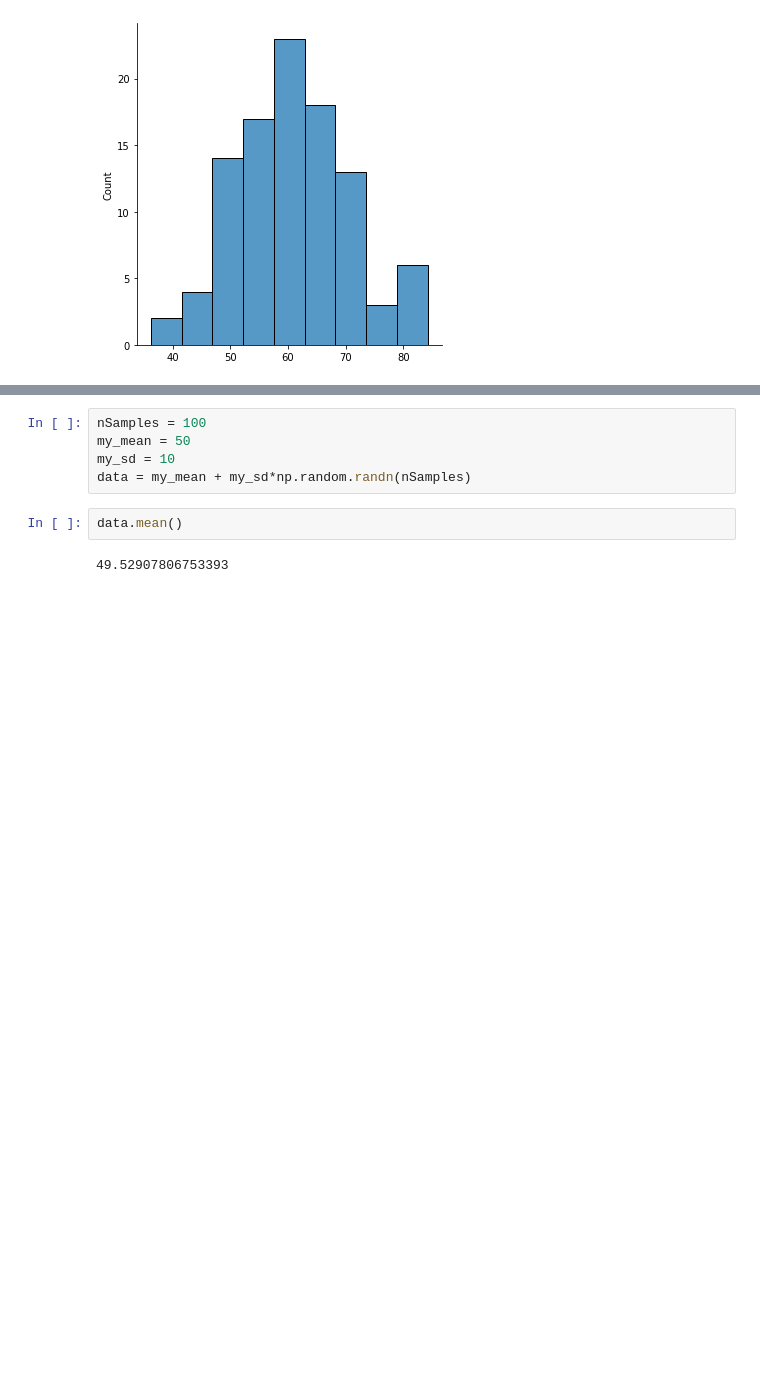
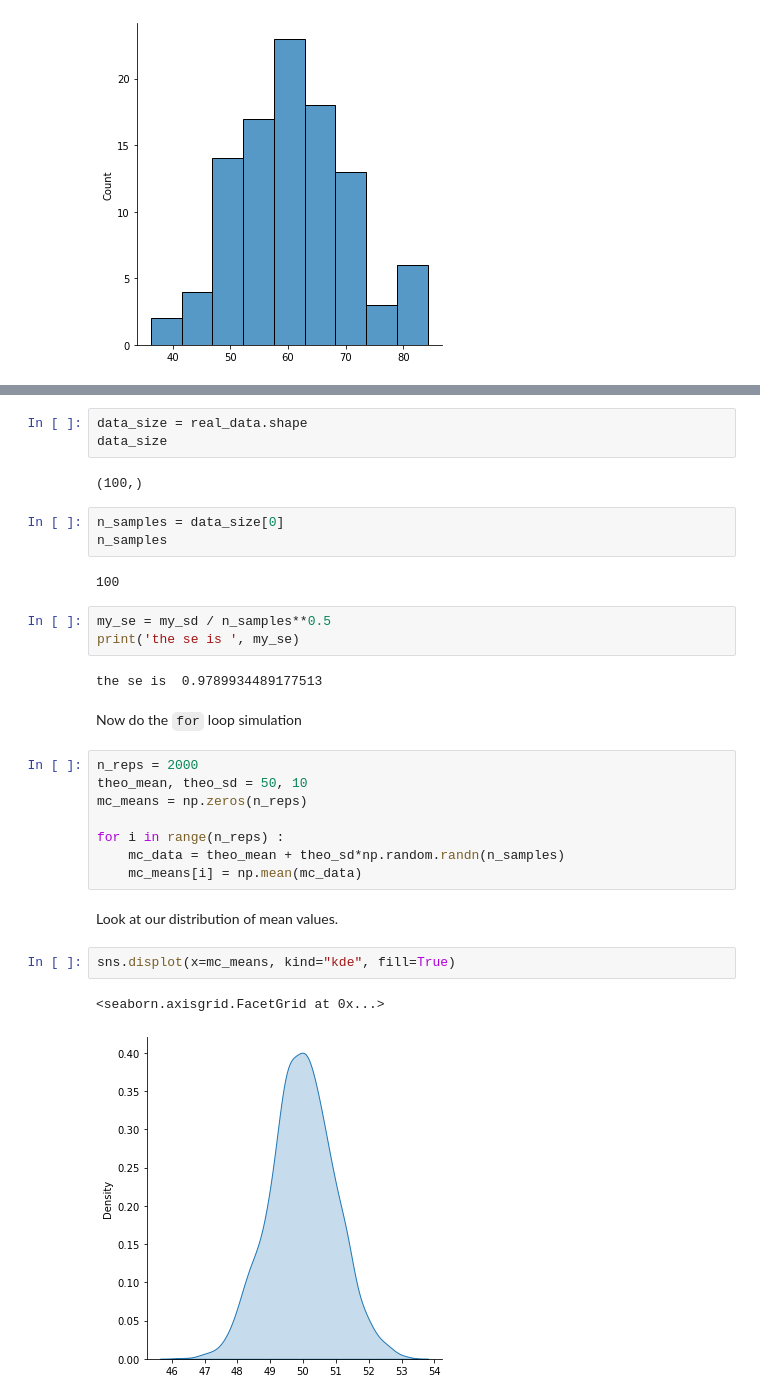
Before and after one commit to psychdatascience/FDS-CourseOne, a Jupyter notebook: tutorial012ExerciseTest.ipynb, the cells around one changed output, grey strips where cells are left out. Saved outputs shown, nothing was run; the diff lists cells and outputs as text; blank space fills up the shorter version.

```diff
--- a/tutorial012ExerciseTest.ipynb
+++ b/tutorial012ExerciseTest.ipynb
@@ -15,9 +24,32 @@ sns.displot(x=real_data, kind="hist")
+# %%
+data_size = real_data.shape
+data_size
+# %% [output]
+(100,)
+# %%
+n_samples = data_size[0]
+n_samples
+# %% [output]
+100
+# %%
+my_se = my_sd / n_samples**0.5
+print('the se is ', my_se)
+# %% [output]
+the se is  0.9789934489177513
+# %% [markdown]
+Now do the `for` loop simulation
 # %%
-nSamples = 100
-my_mean = 50
-my_sd = 10
-data = my_mean + my_sd*np.random.randn(nSamples)
+n_reps = 2000
+theo_mean, theo_sd = 50, 10
+mc_means = np.zeros(n_reps)
+
+for i in range(n_reps) :
+    mc_data = theo_mean + theo_sd*np.random.randn(n_samples)
+    mc_means[i] = np.mean(mc_data)
+# %% [markdown]
+Look at our distribution of mean values.
 # %%
-data.mean()
+sns.displot(x=mc_means, kind="kde", fill=True)
 # %% [output]
-49.52907806753393
+<seaborn.axisgrid.FacetGrid at 0x...>
+[figure, added]
```
Also changed, not shown: parts of 15 cells of this notebook.
